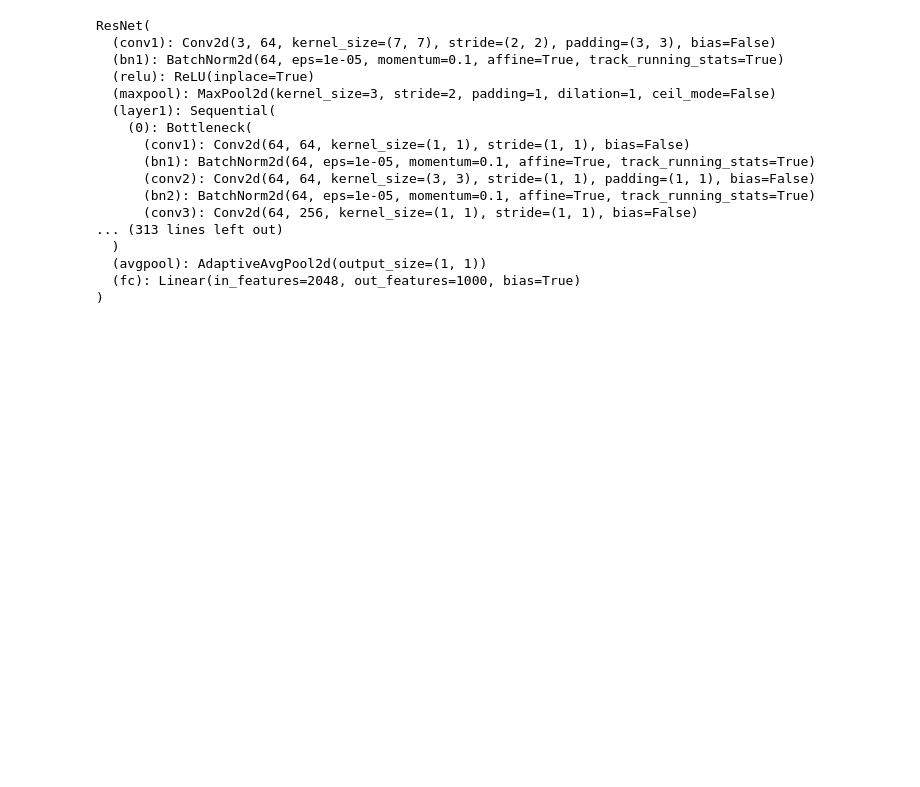
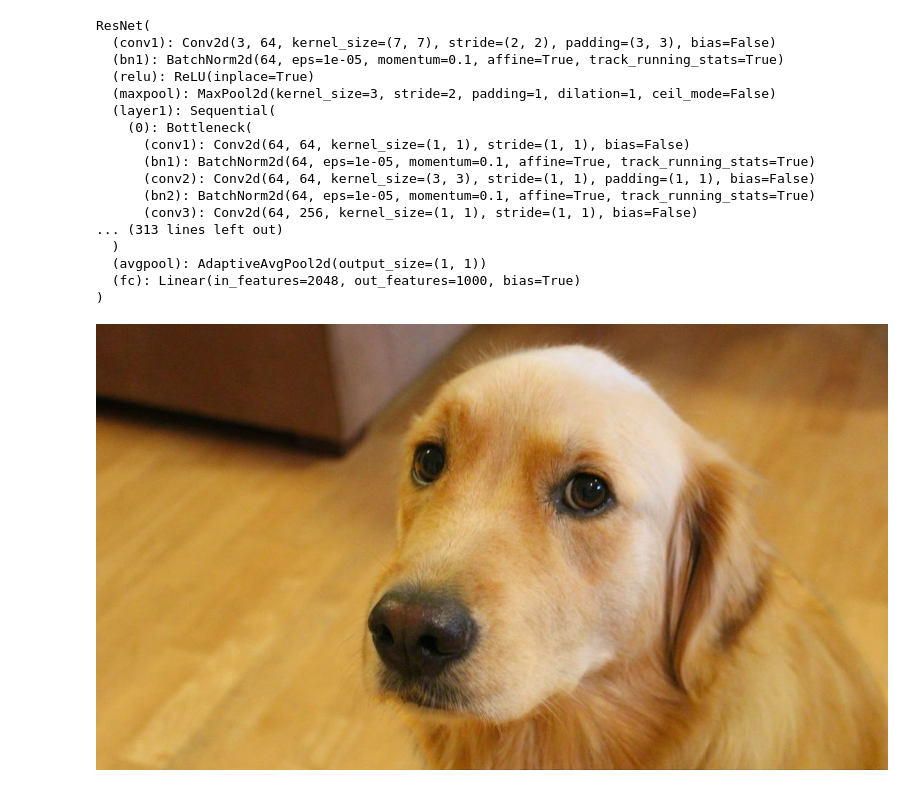
Before and after one commit to fdaengnaba/deep-learning-with-pytorch, a Jupyter notebook: p1ch2/2_pre_trained_networks.ipynb, the cells around one changed output. Saved outputs shown, nothing was run; the diff lists cells and outputs as text; code cells hidden in the pictures; blank space fills up the shorter version.

```diff
--- a/p1ch2/2_pre_trained_networks.ipynb
+++ b/p1ch2/2_pre_trained_networks.ipynb
@@ -55,0 +66,7 @@ ResNet(
+# %%
+from PIL import Image
+img = Image.open("../data/p1ch2/bobby.jpg")
+# %%
+img
+# %% [output]
+[figure, added]
```
Also changed, not shown: parts of 9 cells of this notebook.
